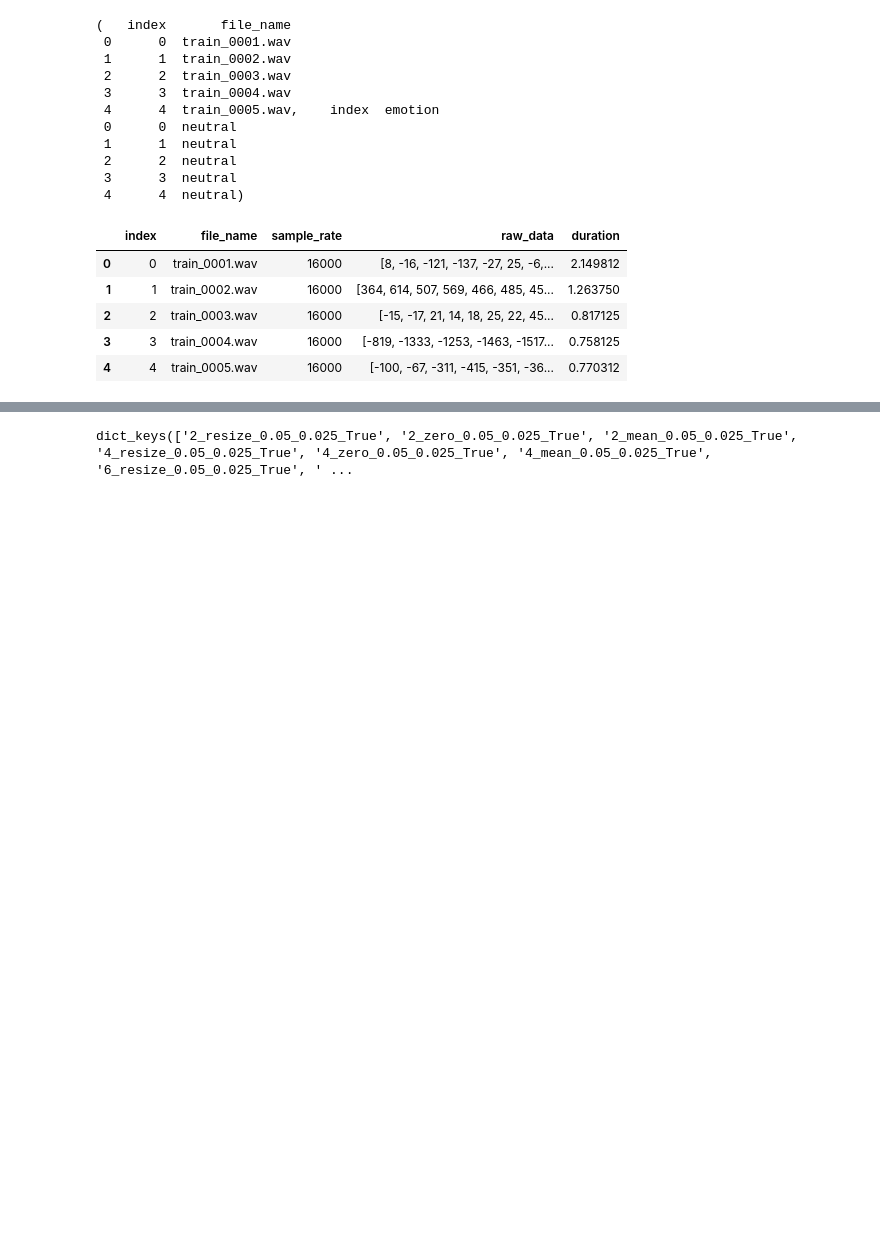
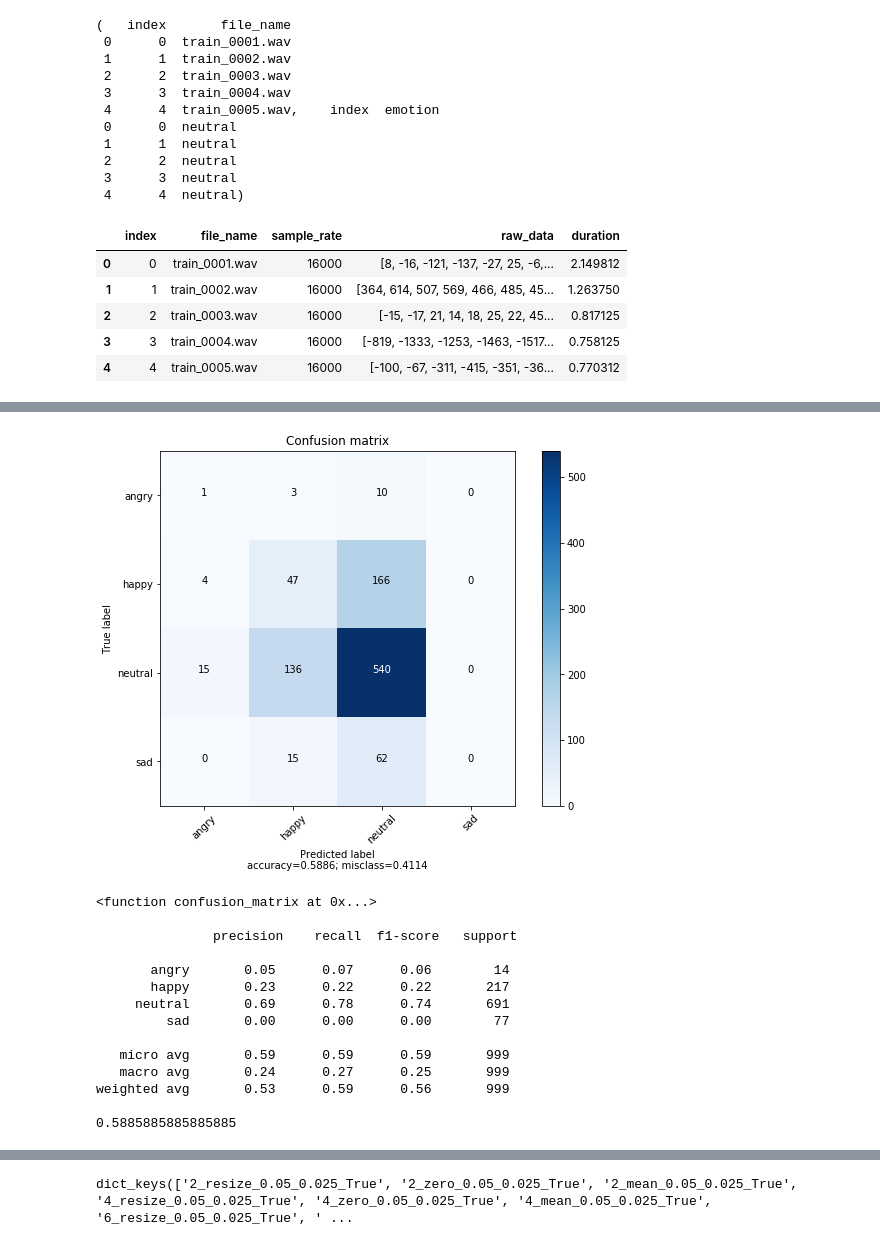
Before and after one commit to sri-1007/speech_emotion_recognition, a Jupyter notebook: scripts/pyAudioPipeline.ipynb, the cells around one changed output, grey strips where cells are left out. Drawn from its saved outputs; the diff is of its cells as text; code cells hidden in the pictures; blank space fills up the shorter version.

```diff
--- a/scripts/pyAudioPipeline.ipynb
+++ b/scripts/pyAudioPipeline.ipynb
@@ -75,8 +76,8 @@ class ReadRawData(BaseEstimator, TransformerMixin):
         return X_c
 
 rrd = ReadRawData()
-# X_train = rrd.fit_transform(X_train)
-# X_devel =rrd.transform(X_devel)
+X_train = rrd.fit_transform(X_train)
+X_devel =rrd.transform(X_devel)
 X_train_all = rrd.fit_transform(X_train_all)
 X_test =rrd.transform(X_test)
 X_train_all.head()
@@ -95,13 +96,14 @@ class PyAudioAnalysisFeaturesFactory(BaseEstimator, TransformerMixin):
                  pad=['resize', 'zero', 'mean', 'stat'][0], # what kind of padding to use
                  frame_size=0.05, #PyAudio default
                  frame_step=0.025,#PyAudio default
-                 keep_duration=True #to keep duration as a feature
+                 keep_duration=True, #to keep duration as a feature
+                 print_every=50
                 ):
         self.limit_to, self.pad = limit_to, pad
         self.frame_size, self.frame_step = frame_size, frame_step
         self.keep_duration = keep_duration
         self.key = f'{limit_to}_{pad}_{frame_size}_{frame_step}_{keep_duration}'
-        self.counter = 0
+        self.counter, self.print_every = 0, print_every
 
 
     def fit(self, X, y=None):
@@ -132,7 +134,7 @@ class PyAudioAnalysisFeaturesFactory(BaseEstimator, TransformerMixin):
 
 
     def add_features(self, res):
-        if self.counter%20 == 0:
+        if self.counter%self.print_every == 0:
             print(self.counter)
         self.counter += 1
         fs,x = res
@@ -149,13 +151,20 @@ class PyAudioAnalysisFeaturesFactory(BaseEstimator, TransformerMixin):
         return s
 
     def add_features_functionals(self, res):
+        if self.counter%self.print_every == 0:
+            print(self.counter)
+        self.counter += 1
         fs,x = res
         s,t = aF.stFeatureExtraction(x,fs,self.frame_size*fs,self.frame_step*fs)
         summarized_functionals = np.hstack([
             s.mean(axis=1),
             s.min(axis=1),
             s.max(axis=1),
-            s.std(axis=1)
+            s.std(axis=1),
+            s.var(axis=1),
+            skew(s, axis=1),
+            kurtosis(s, axis=1)
+
         ])
         return summarized_functionals
 # %%
@@ -200,0 +191,3 @@ paaff.fit_transform(X_train_all)
+# %%
+paaff = PyAudioAnalysisFeaturesFactory(pad='stat')
+X_train_transformed = paaff.fit_transform(X_train)
@@ -200,0 +212,2 @@ paaff.fit_transform(X_train_all)
+# %%
+X_test_transformed = paaff.fit_transform(X_test)
@@ -200,0 +256,27 @@ paaff.fit_transform(X_train_all)
+# %%
+from sklearn import tree
+
+model = AdaBoostClassifier(DecisionTreeClassifier(class_weight={'neutral': .01,
+                                                               'happy': .1,
+                                                               'sad': 1000,
+                                                               'angry':10000}),
+                                 n_estimators=100, learning_rate=100.0)
+model.fit(X_train_transformed.drop('duration', axis=1),y_train)
+y_predtree = model.predict(X_test_transformed.drop('duration', axis=1))
+reporting(y_test,y_predtree)
+# %% [output]
+[figure, added]
+<function confusion_matrix at 0x...>
+
+               precision    recall  f1-score   support
+
+       angry       0.05      0.07      0.06        14
+       happy       0.23      0.22      0.22       217
+     neutral       0.69      0.78      0.74       691
+         sad       0.00      0.00      0.00        77
+
+   micro avg       0.59      0.59      0.59       999
+   macro avg       0.24      0.27      0.25       999
+weighted avg       0.53      0.59      0.56       999
+
+0.5885885885885885
```
Also changed, not shown: parts of 6 cells of this notebook.
